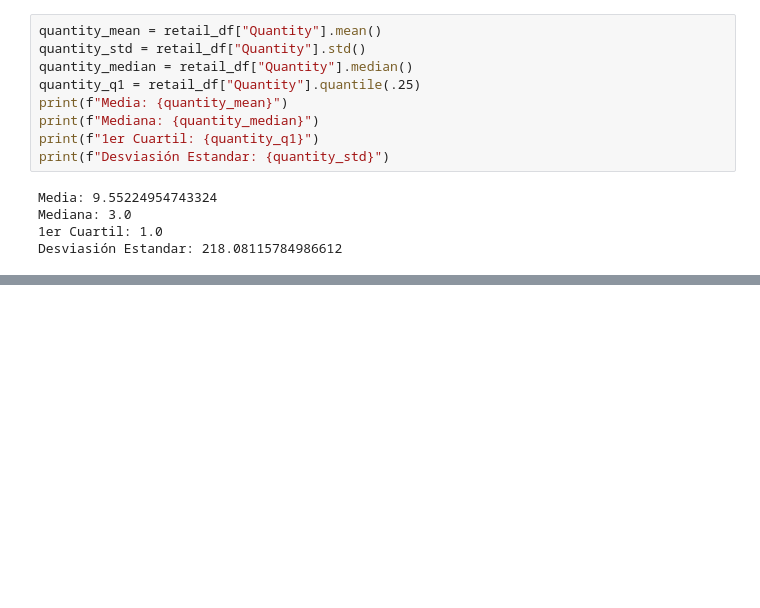
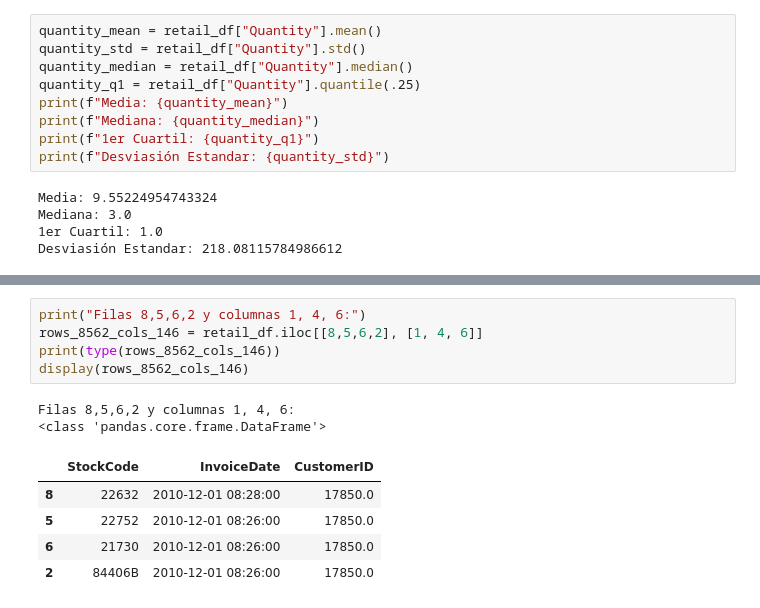
Before and after one commit to pahoalapizco/python_for_data_science, a Jupyter notebook: notebooks/2.0-numpy_pandas_da-pandas.ipynb, the cells around one changed output, grey strips where cells are left out. Cells and saved outputs as stored; diff of their text form; blank space fills up the shorter version.

```diff
--- a/notebooks/2.0-numpy_pandas_da-pandas.ipynb
+++ b/notebooks/2.0-numpy_pandas_da-pandas.ipynb
@@ -157,0 +232,13 @@ Desviasión Estandar: 218.08115784986612
+# %%
+print("Filas 8,5,6,2 y columnas 1, 4, 6:")
+rows_8562_cols_146 = retail_df.iloc[[8,5,6,2], [1, 4, 6]]
+print(type(rows_8562_cols_146))
+display(rows_8562_cols_146)
+# %% [output]
+Filas 8,5,6,2 y columnas 1, 4, 6:
+<class 'pandas.core.frame.DataFrame'>
+|  | StockCode | InvoiceDate | CustomerID |
+| 8 | 22632 | 2010-12-01 08:28:00 | 17850.0 |
+| 5 | 22752 | 2010-12-01 08:26:00 | 17850.0 |
+| 6 | 21730 | 2010-12-01 08:26:00 | 17850.0 |
+| 2 | 84406B | 2010-12-01 08:26:00 | 17850.0 |
```
Also changed, not shown: parts of 11 cells of this notebook.
